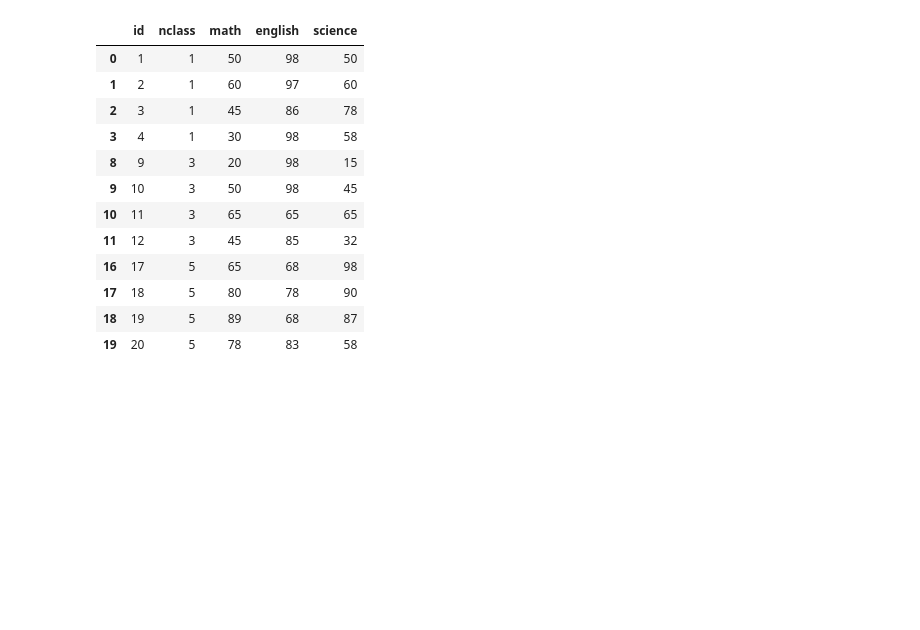
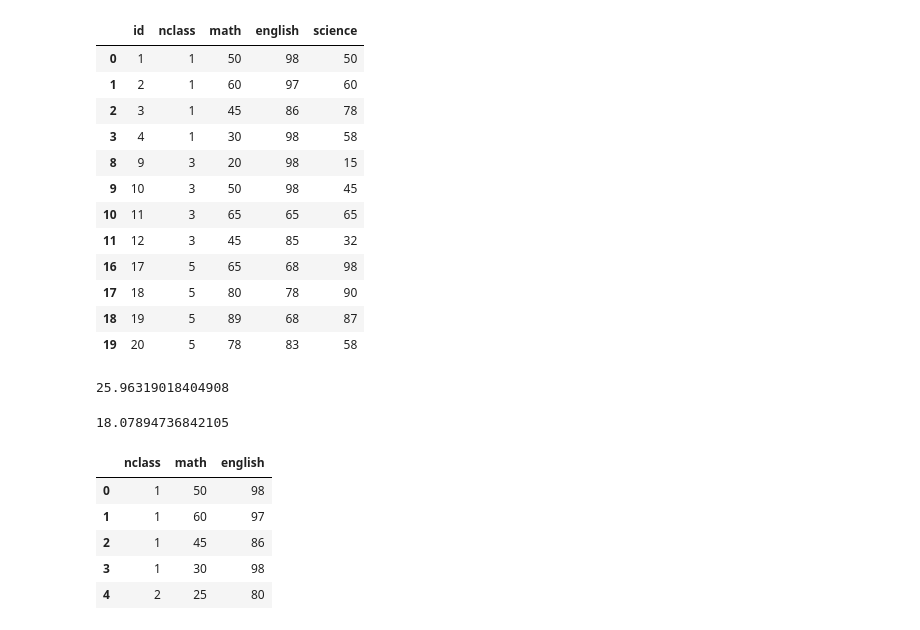
Before and after one commit to gun587330/-, a Jupyter notebook: Note.ipynb, the cells around one changed output. Saved outputs shown, nothing was run; the diff lists cells and outputs as text; code cells hidden in the pictures; blank space fills up the shorter version.

```diff
--- a/Note.ipynb
+++ b/Note.ipynb
@@ -750,3 +750,13 @@ exam.query('nclass in [1, 3, 5]')
 # Q1 자동차 배기량에 따라 고속도로 연비가 다른지 알아보려고 합니다.
 #    displ(배기량)이 4 이하인 자동차와 5 이상인 자동차 중 어떤 자동차의
 #    hwy(고속도로 연비) 평균이 더 높은지 알아보세요.
+import pandas as pd # pandas package 를 pd로 로드(load)
+mpg = pd.read_csv('mpg.csv') # mpg data를 mpg 변수에 할당
+
+mpg.query('displ <= 4')['hwy'].mean() # displ이 4 이하인 자동차의 hwy 평균값
+# %% [output]
+25.96319018404908
+# %%
+mpg.query('displ >= 5')['hwy'].mean() # displ이 4 이하인 자동차의 hwy 평균값
+# %% [output]
+18.07894736842105
@@ -752,0 +772,13 @@ exam.query('nclass in [1, 3, 5]')
+# %%
+# 여러 변수 추출하기
+# 여러 변수를 함께 추출하려면 []안에 다시 []를 넣어 변수명을 나열하면 됨.
+import pandas as pd # pandas package를 pd로 load
+exam = pd.read_csv('exam.csv') # exam.csv를 변수 exam에 할당
+exam[['nclass', 'math', 'english']].head() # nclass, math, english 추출 > head를 이용해 다섯개까지 추출
+# %% [output]
+|  | nclass | math | english |
+| 0 | 1 | 50 | 98 |
+| 1 | 1 | 60 | 97 |
+| 2 | 1 | 45 | 86 |
+| 3 | 1 | 30 | 98 |
+| 4 | 2 | 25 | 80 |
```
Also changed, not shown: parts of 10 cells of this notebook.
